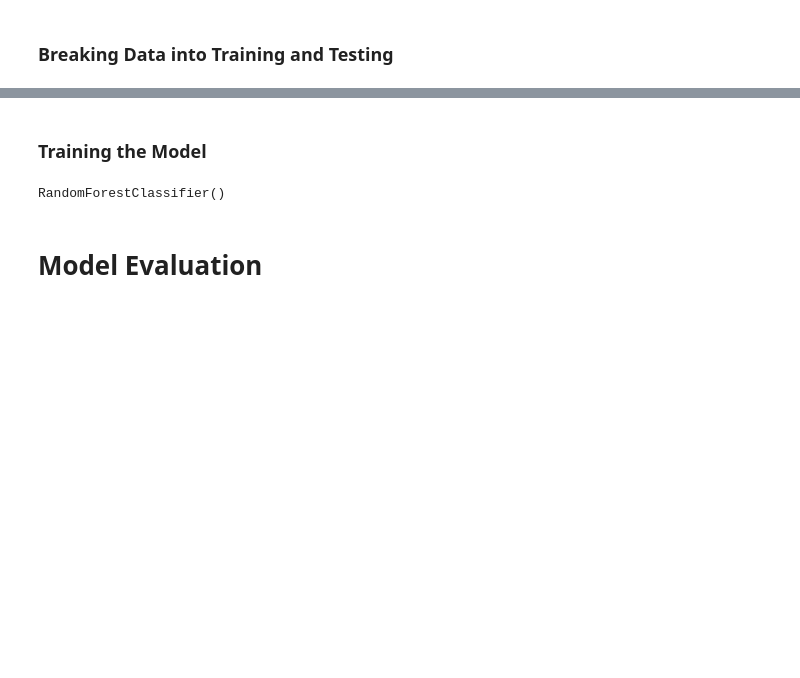
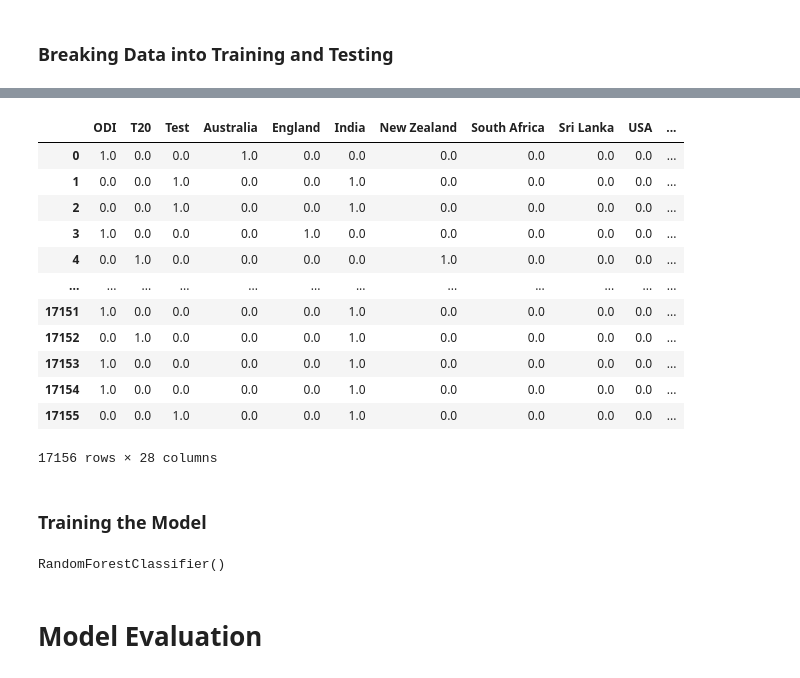
Before and after one commit to MohitSoni11/ML-Cricket-Integration-Project, a Jupyter notebook: 6 - Random Forest Classification.ipynb, the cells around one changed output, grey strips where cells are left out. Cells and saved outputs as stored; diff of their text form; code cells hidden in the pictures; blank space fills up the shorter version.

```diff
--- a/6 - Random Forest Classification.ipynb
+++ b/6 - Random Forest Classification.ipynb
@@ -199,0 +148,15 @@ print(len(test_result))
+# %%
+# Changing the decimal values in the database to binary values
+for feature in train_features.columns:
+    if (feature == 'Speed'):
+        continue
+
+    for i in range(0, len(train_features)):
+        curr = train_features[feature].iloc[i]
+
+        if (curr > 0.5):
+            train_features[feature].iloc[i] = 1
+        else:
+            train_features[feature].iloc[i] = 0
+
+    print(feature)
@@ -200,3 +185,20 @@ print(len(test_result))
+# %%
+# Now there are no decimals in place of the binary numbers
+train_features
+# %% [output]
+|  | ODI | T20 | Test | Australia | England | India | New Zealand | South Africa | Sri Lanka | USA | ... |
+| 0 | 1.0 | 0.0 | 0.0 | 1.0 | 0.0 | 0.0 | 0.0 | 0.0 | 0.0 | 0.0 | ... |
+| 1 | 0.0 | 0.0 | 1.0 | 0.0 | 0.0 | 1.0 | 0.0 | 0.0 | 0.0 | 0.0 | ... |
+| 2 | 0.0 | 0.0 | 1.0 | 0.0 | 0.0 | 1.0 | 0.0 | 0.0 | 0.0 | 0.0 | ... |
+| 3 | 1.0 | 0.0 | 0.0 | 0.0 | 1.0 | 0.0 | 0.0 | 0.0 | 0.0 | 0.0 | ... |
+| 4 | 0.0 | 1.0 | 0.0 | 0.0 | 0.0 | 0.0 | 1.0 | 0.0 | 0.0 | 0.0 | ... |
+| ... | ... | ... | ... | ... | ... | ... | ... | ... | ... | ... | ... |
+| 17151 | 1.0 | 0.0 | 0.0 | 0.0 | 0.0 | 1.0 | 0.0 | 0.0 | 0.0 | 0.0 | ... |
+| 17152 | 0.0 | 1.0 | 0.0 | 0.0 | 0.0 | 1.0 | 0.0 | 0.0 | 0.0 | 0.0 | ... |
+| 17153 | 1.0 | 0.0 | 0.0 | 0.0 | 0.0 | 1.0 | 0.0 | 0.0 | 0.0 | 0.0 | ... |
+| 17154 | 1.0 | 0.0 | 0.0 | 0.0 | 0.0 | 1.0 | 0.0 | 0.0 | 0.0 | 0.0 | ... |
+| 17155 | 0.0 | 0.0 | 1.0 | 0.0 | 0.0 | 1.0 | 0.0 | 0.0 | 0.0 | 0.0 | ... |
+17156 rows × 28 columns
 # %% [markdown]
 ### Training the Model
 # %%
```
Also changed, not shown: parts of 26 cells of this notebook.
